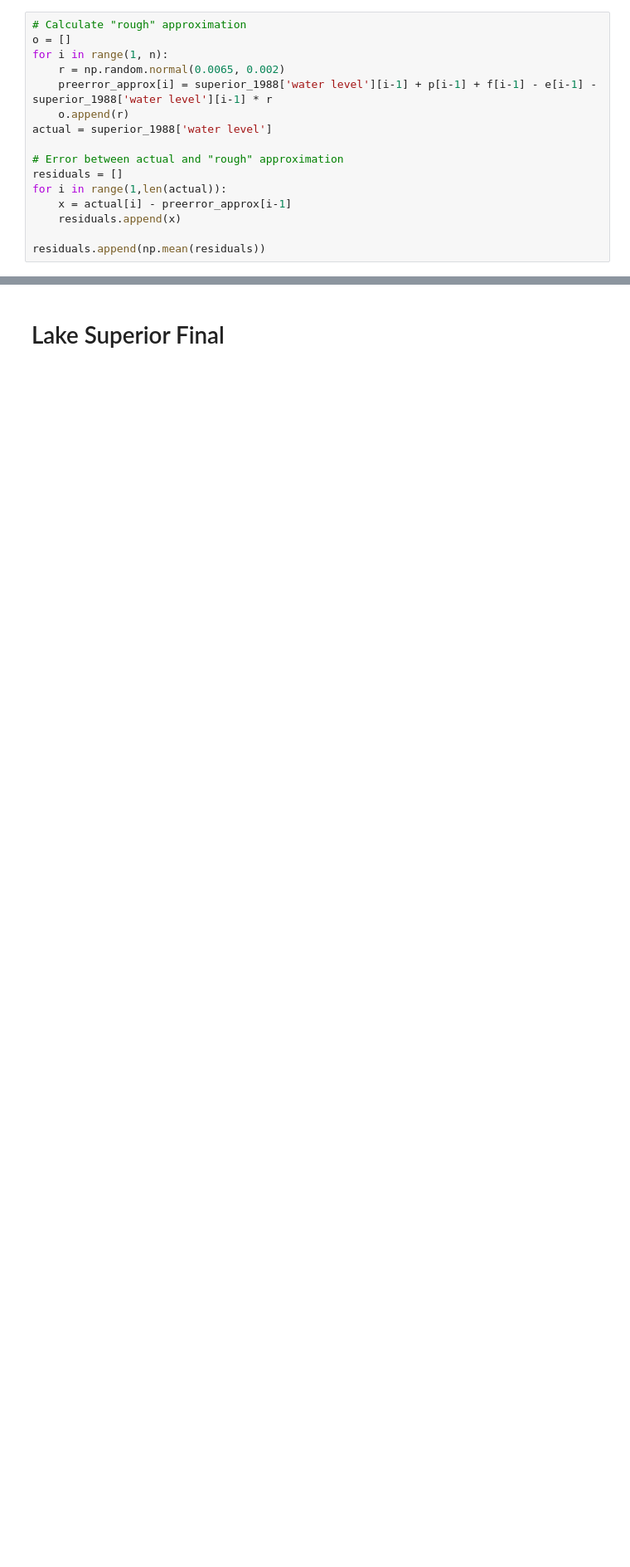
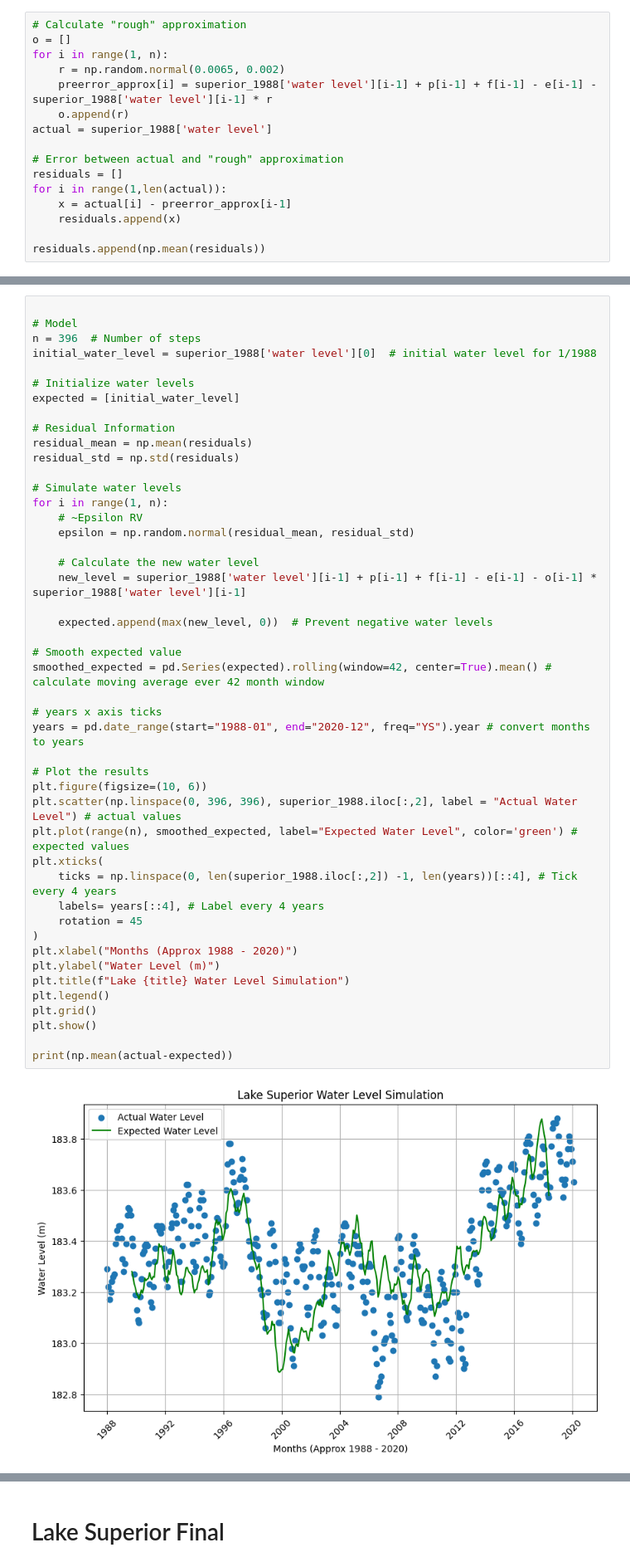
Before and after one commit to EmilioD19/Math-42-Final-Project, a Jupyter notebook: Stochastic Model.ipynb, the cells around one changed output, grey strips where cells are left out. Shown at 83% size. Cells and saved outputs as stored; diff of their text form; blank space fills up the shorter version.

```diff
--- a/Stochastic Model.ipynb
+++ b/Stochastic Model.ipynb
@@ -390,0 +441,48 @@ Name: water level, dtype: float64
+# %%
+
+# Model
+n = 396  # Number of steps
+initial_water_level = superior_1988['water level'][0]  # initial water level for 1/1988
+
+# Initialize water levels
+expected = [initial_water_level]
+
+# Residual Information
+residual_mean = np.mean(residuals)
+residual_std = np.std(residuals)
+
+# Simulate water levels
+for i in range(1, n):
+    # ~Epsilon RV
+    epsilon = np.random.normal(residual_mean, residual_std)
+
+    # Calculate the new water level
+    new_level = superior_1988['water level'][i-1] + p[i-1] + f[i-1] - e[i-1] - o[i-1] * superior_1988['water level'][i-1]
+
+    expected.append(max(new_level, 0))  # Prevent negative water levels
+
+# Smooth expected value
+smoothed_expected = pd.Series(expected).rolling(window=42, center=True).mean() # calculate moving average ever 42 month window
+
+# years x axis ticks
+years = pd.date_range(start="1988-01", end="2020-12", freq="YS").year # convert months to years
+
+# Plot the results
+plt.figure(figsize=(10, 6))
+plt.scatter(np.linspace(0, 396, 396), superior_1988.iloc[:,2], label = "Actual Water Level") # actual values
+plt.plot(range(n), smoothed_expected, label="Expected Water Level", color='green') # expected values
+plt.xticks(
+    ticks = np.linspace(0, len(superior_1988.iloc[:,2]) -1, len(years))[::4], # Tick every 4 years
+    labels= years[::4], # Label every 4 years
+    rotation = 45
+)
+plt.xlabel("Months (Approx 1988 - 2020)")
+plt.ylabel("Water Level (m)")
+plt.title(f"Lake {title} Water Level Simulation")
+plt.legend()
+plt.grid()
+plt.show()
+
+print(np.mean(actual-expected))
+# %% [output]
+[figure, added]
```
Also changed, not shown: parts of 22 cells of this notebook, 1 other file.
